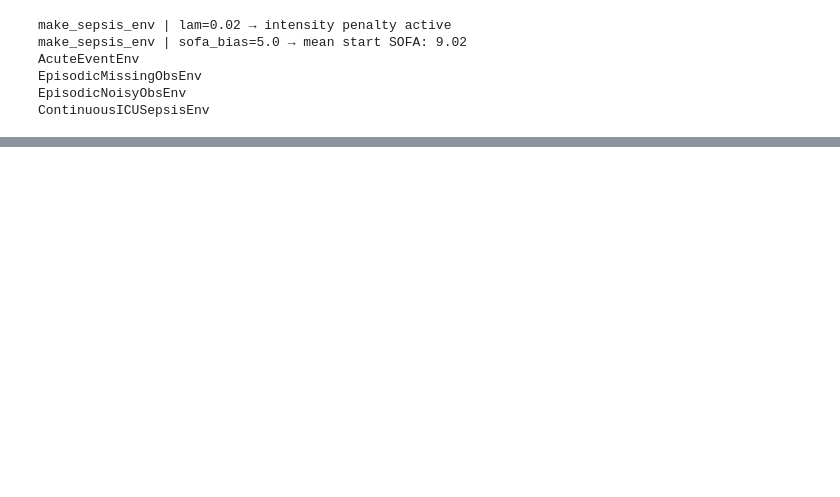
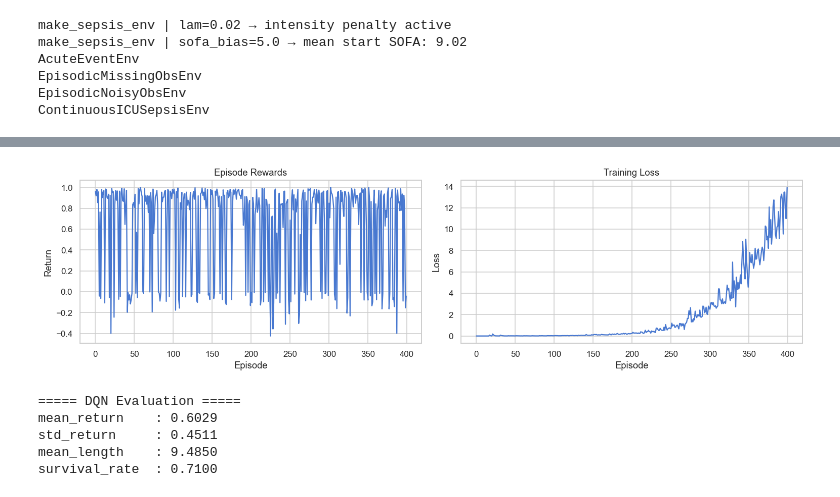
Before and after one commit to calcoafrancisca/RL_GroupAG, a Jupyter notebook: RL Project Code/sepsis_project - Students Version/rl_sepsis_project.ipynb, the cells around one changed output, grey strips where cells are left out. Saved outputs shown, nothing was run; the diff lists cells and outputs as text; code cells hidden in the pictures; blank space fills up the shorter version.

```diff
--- a/RL Project Code/sepsis_project - Students Version/rl_sepsis_project.ipynb
+++ b/RL Project Code/sepsis_project - Students Version/rl_sepsis_project.ipynb
@@ -968,0 +981,3 @@ ContinuousICUSepsisEnv
+# %%
+device = torch.device("cuda" if torch.cuda.is_available() else "cpu")
+print("Using device:", device)
@@ -968,0 +1061,22 @@ ContinuousICUSepsisEnv
+# %%
+policy_net = DQN(state_dim, n_actions).to(device)
+target_net = DQN(state_dim, n_actions).to(device)
+
+target_net.load_state_dict(policy_net.state_dict())
+target_net.eval()
+
+optimizer = optim.Adam(policy_net.parameters(), lr=LR)
+
+replay_buffer = ReplayBuffer(BUFFER_SIZE)
+# %%
+def select_action(state, epsilon):
+
+    if random.random() < epsilon:
+        return env.action_space.sample()
+
+    state_t = torch.FloatTensor(state).unsqueeze(0).to(device)
+
+    with torch.no_grad():
+        q_values = policy_net(state_t)
+
+    return q_values.argmax(dim=1).item()
@@ -968,0 +1198,17 @@ ContinuousICUSepsisEnv
+# %%
+fig, axes = plt.subplots(1, 2, figsize=(14, 4))
+
+axes[0].plot(episode_rewards)
+axes[0].set_title("Episode Rewards")
+axes[0].set_xlabel("Episode")
+axes[0].set_ylabel("Return")
+
+axes[1].plot(episode_losses)
+axes[1].set_title("Training Loss")
+axes[1].set_xlabel("Episode")
+axes[1].set_ylabel("Loss")
+
+plt.tight_layout()
+plt.show()
+# %% [output]
+[figure, added]
@@ -968,0 +1254,12 @@ ContinuousICUSepsisEnv
+# %%
+results = evaluate_dqn(env, policy_net)
+
+print("\n===== DQN Evaluation =====")
+for k, v in results.items():
+    print(f"{k:15s}: {v:.4f}")
+# %% [output]
+===== DQN Evaluation =====
+mean_return    : 0.6029
+std_return     : 0.4511
+mean_length    : 9.4850
+survival_rate  : 0.7100
```
Also changed, not shown: parts of 20 cells of this notebook.
